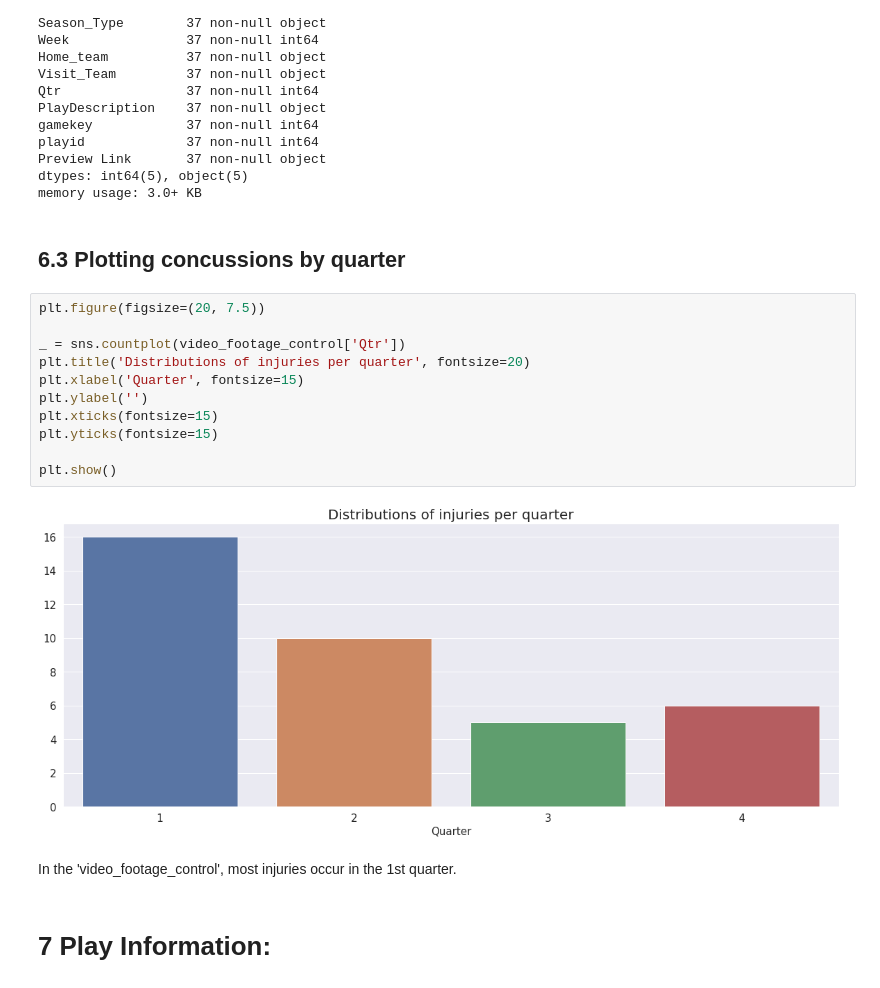
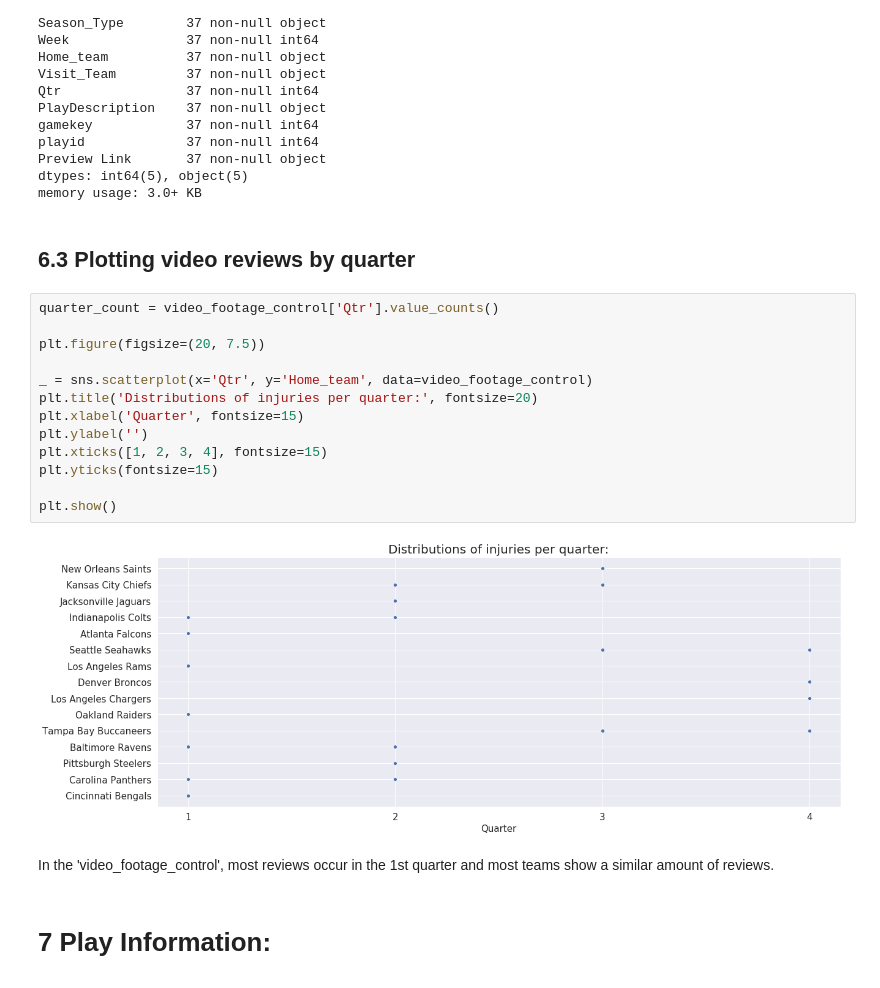
Before and after one commit to CJL89/NFL-Punt-Analysis, a Jupyter notebook: NFL_Punt_Analysis.ipynb, the cells around one changed output. Cells and saved outputs as stored; diff of their text form.

Commit message:
Changed some plots

```diff
--- a/NFL_Punt_Analysis.ipynb
+++ b/NFL_Punt_Analysis.ipynb
@@ -518,22 +518,24 @@ Preview Link       37 non-null object
 dtypes: int64(5), object(5)
 memory usage: 3.0+ KB
 # %% [markdown]
-## <a id='video_footage_control_types_plot'><b>6.3 Plotting concussions by quarter</b></a>
+## <a id='video_footage_control_types_plot'><b>6.3 Plotting video reviews by quarter</b></a>
 # %%
+quarter_count = video_footage_control['Qtr'].value_counts()
+
 plt.figure(figsize=(20, 7.5))
 
-_ = sns.countplot(video_footage_control['Qtr'])
-plt.title('Distributions of injuries per quarter', fontsize=20)
+_ = sns.scatterplot(x='Qtr', y='Home_team', data=video_footage_control)
+plt.title('Distributions of injuries per quarter:', fontsize=20)
 plt.xlabel('Quarter', fontsize=15)
 plt.ylabel('')
-plt.xticks(fontsize=15)
+plt.xticks([1, 2, 3, 4], fontsize=15)
 plt.yticks(fontsize=15)
 
 plt.show()
 # %% [output]
-[figure, old version]
+[figure, new version]
 # %% [markdown]
-In the 'video_footage_control', most injuries occur in the 1st quarter.
+In the 'video_footage_control', most reviews occur in the 1st quarter and most teams show a similar amount of reviews.
 # %% [markdown]
 # <a id='play_information'><b>7 Play Information:</b></a>
 # %%
```
Also changed, not shown: parts of 6 cells of this notebook.
